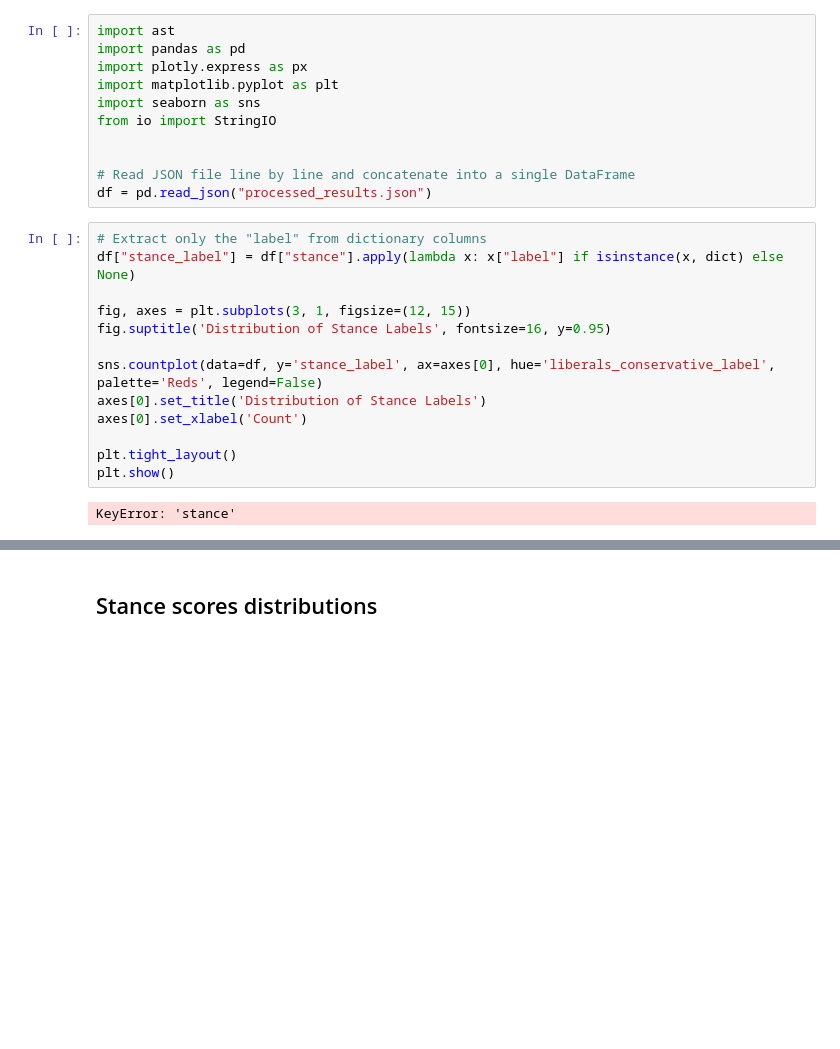
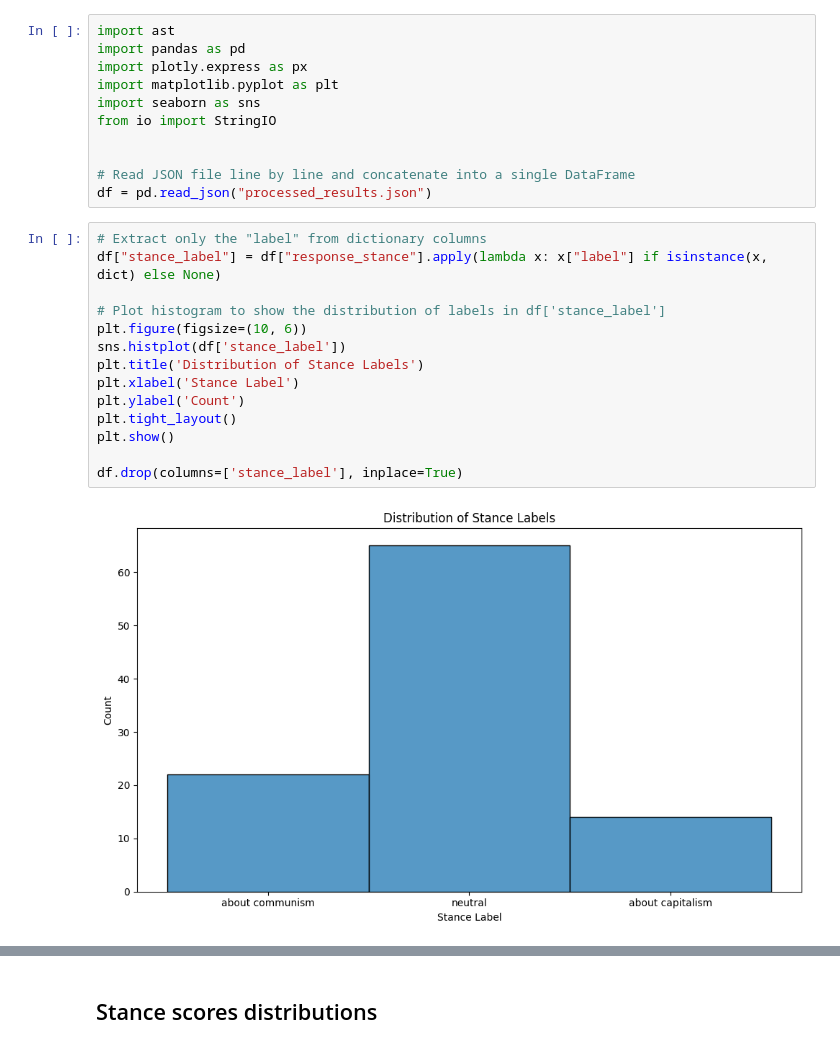
Before and after one commit to Gluca96/inforet, a Jupyter notebook: demo/data_visualization.ipynb, the cells around one changed output, grey strips where cells are left out. Saved outputs shown, nothing was run; the diff lists cells and outputs as text; blank space fills up the shorter version.

Commit message:
new plots

```diff
--- a/demo/data_visualization.ipynb
+++ b/demo/data_visualization.ipynb
@@ -15,16 +15,17 @@ from io import StringIO
 df = pd.read_json("processed_results.json")
 # %%
 # Extract only the "label" from dictionary columns
-df["stance_label"] = df["stance"].apply(lambda x: x["label"] if isinstance(x, dict) else None)
+df["stance_label"] = df["response_stance"].apply(lambda x: x["label"] if isinstance(x, dict) else None)
 
-fig, axes = plt.subplots(3, 1, figsize=(12, 15))
-fig.suptitle('Distribution of Stance Labels', fontsize=16, y=0.95)
-
-sns.countplot(data=df, y='stance_label', ax=axes[0], hue='liberals_conservative_label', palette='Reds', legend=False)
-axes[0].set_title('Distribution of Stance Labels')
-axes[0].set_xlabel('Count')
-
+# Plot histogram to show the distribution of labels in df['stance_label']
+plt.figure(figsize=(10, 6))
+sns.histplot(df['stance_label'])
+plt.title('Distribution of Stance Labels')
+plt.xlabel('Stance Label')
+plt.ylabel('Count')
 plt.tight_layout()
 plt.show()
+
+df.drop(columns=['stance_label'], inplace=True)
 # %% [output]
-KeyError: 'stance'
+[figure, added]
```
Also changed, not shown: parts of 12 cells of this notebook, 5 other files.
